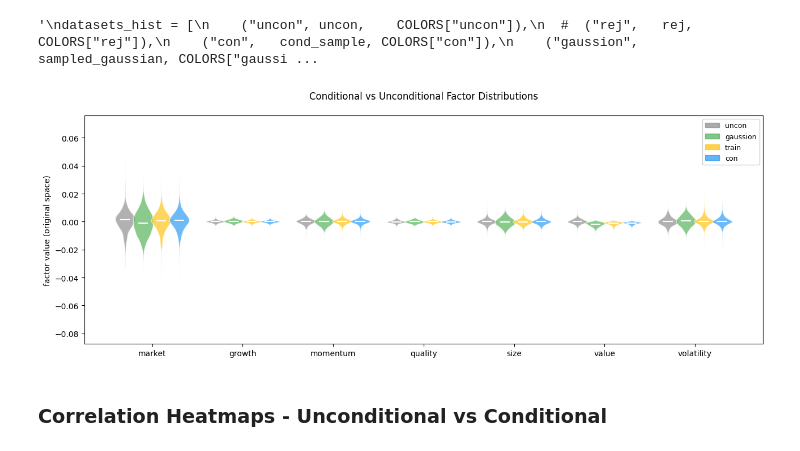
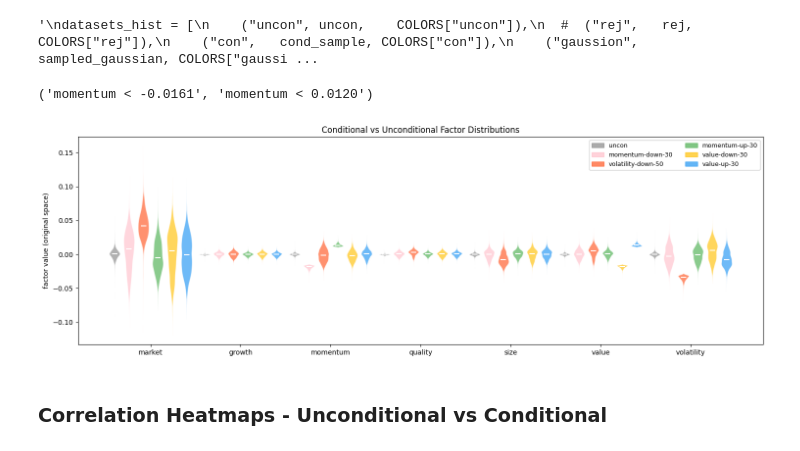
Before and after one commit to yryMax/TailEnhancedFinDiff, a Jupyter notebook: conditional_evaluation.ipynb, the cells around one changed output. Drawn from its saved outputs; the diff is of its cells as text; code cells hidden in the pictures.

```diff
--- a/conditional_evaluation.ipynb
+++ b/conditional_evaluation.ipynb
@@ -186,0 +112,4 @@ value < -0.0007
+# %%
+value_up_30_factors = diffusionScenario.cond_factor_generate(N, value_up_30)
+mon_con = to_monthly(value_up_30_factors)
+return_df = recon_parquet(test_model, mon_con, "value-up-30.parquet")
@@ -186,0 +121,4 @@ value < -0.0007
+# %%
+momentum_up_30_factors = diffusionScenario.cond_factor_generate(N, momentum_up_30)
+mon_con = to_monthly(momentum_up_30_factors)
+return_df = recon_parquet(test_model, mon_con, "momentum-up-30.parquet")
@@ -186,0 +130,4 @@ value < -0.0007
+# %%
+momentum_down_30_factors = diffusionScenario.cond_factor_generate(N, momentum_down_30)
+mon_con = to_monthly(momentum_down_30_factors)
+return_df = recon_parquet(test_model, mon_con, "momentum-down-30.parquet")
@@ -295,9 +200,6 @@ else:
     print(f"Saved to {REJ_CACHE}  shape={rej.shape}")
 # %% [output]
 Loaded cached rej samples from model/stable/samples/rej_2_DDPM_vanilla_N1000_s5.npy  shape=(1000, 7)
-# %%
-uncon = diffusionScenario.factor_generate(5000)
-uncon.shape
 # %%
 COLORS = {
     "uncon":     "#888888",
@@ -325,47 +227,54 @@ plt.show()
 """
 # %% [output]
 '\ndatasets_hist = [\n    ("uncon", uncon,    COLORS["uncon"]),\n  #  ("rej",   rej,      COLORS["rej"]),\n    ("con",   cond_sample, COLORS["con"]),\n    ("gaussion", sampled_gaussian, COLORS["gaussi ...
+# %%
+momentum_down_30.label, momentum_up_30.label
+# %% [output]
+('momentum < -0.0161', 'momentum < 0.0120')
 # %%
 datasets = [
     ("uncon", uncon,    COLORS["uncon"]),
-   # ("rej",   rej,      "#FF5722"),
-    ("gaussion", sampled_gaussian, COLORS["gaussion"]),
-    ("train", sampled_train, COLORS["train"]),
-    ("con",   cond_sample, COLORS["con"]),
+    ("momentum-down-30",   momentum_down_30_factors,      "pink"),
+    ("volatility-down-50", vol_down_50_factors, COLORS["rej"]),
+    ("momentum-up-30", momentum_up_30_factors, COLORS["gaussion"]),
+    ("value-down-30", value_down_30_factors, COLORS["train"]),
+    ("value-up-30",   value_up_30_factors, COLORS["con"]),
 ]
 x_center = np.arange(FACTOR_DIM)
-offsets = [-0.3, -0.1, 0.1, 0.3]
-fig, ax = plt.subplots(figsize=(13, 5))
+k        = len(datasets)
+span     = 0.8                                    # total width of each factor slot
+offsets  = np.linspace(-span / 2, span / 2, k)    # one offset per dataset
+width    = span / k * 0.9                         # violin width, with a small gap
+
+fig, ax = plt.subplots(figsize=(15, 5))
 
 for offset, (label, data, color) in zip(offsets, datasets):
     parts = ax.violinplot(
         [data[:, i] for i in range(FACTOR_DIM)],
         positions=x_center + offset,
-        widths=0.22,
+        widths=width,
         showmedians=True,
         showextrema=False,
     )
     for pc in parts["bodies"]:
         pc.set_facecolor(color)
         pc.set_edgecolor("white")
         pc.set_alpha(0.65)
     parts["cmedians"].set_color("white")
     parts["cmedians"].set_linewidth(1.5)
 
 ax.set_xticks(x_center)
 ax.set_xticklabels(FACTOR_NAMES, fontsize=10)
 ax.set_ylabel("factor value (original space)")
-ax.set_title(
-    f"Conditional vs Unconditional Factor Distributions\n"
-)
+ax.set_title("Conditional vs Unconditional Factor Distributions")
 
 handles = [mpatches.Patch(color=c, alpha=0.7, label=l) for l, _, c in datasets]
-ax.legend(handles=handles, fontsize=9, framealpha=0.9)
+ax.legend(handles=handles, fontsize=9, framealpha=0.9, ncol=2)
 
 fig.tight_layout()
 plt.show()
 # %% [output]
-[figure, old version]
+[figure, new version]
 # %% [markdown]
 ### Correlation Heatmaps - Unconditional vs Conditional
 # %%
```
Also changed, not shown: parts of 25 cells of this notebook, 1 other file.
